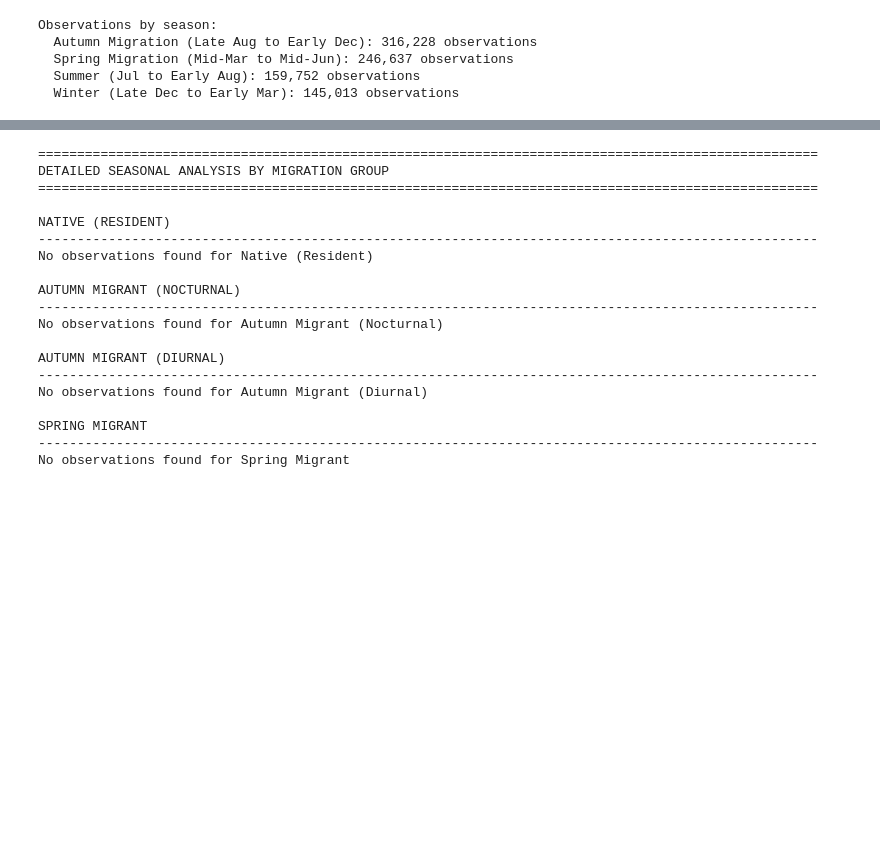
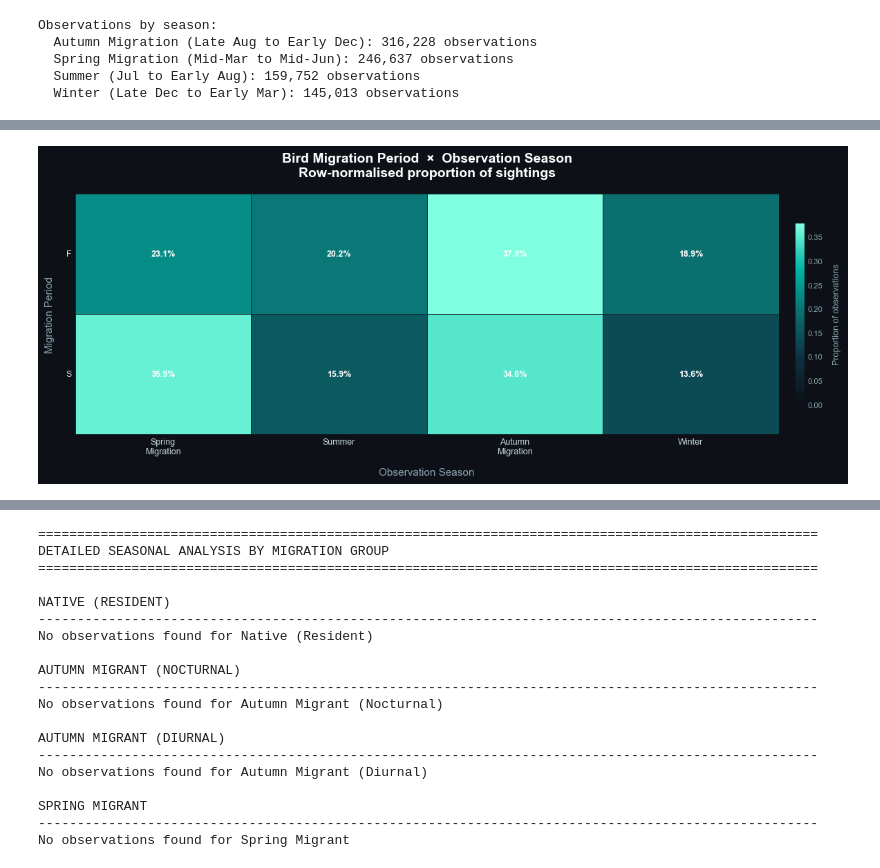
Before and after one commit to Miaaaac/ceu-ds-project-groupB-2026, a Jupyter notebook: ebird/migra_european_bird_analysis.ipynb, the cells around one changed output, grey strips where cells are left out. Cells and saved outputs as stored; diff of their text form; code cells hidden in the pictures; blank space fills up the shorter version.

Commit message:
finished analysis on migratory birds

```diff
--- a/ebird/migra_european_bird_analysis.ipynb
+++ b/ebird/migra_european_bird_analysis.ipynb
@@ -813,0 +826,88 @@ S                                                       34.6
+# %%
+import pandas as pd
+import numpy as np
+import matplotlib.pyplot as plt
+import matplotlib.colors as mcolors
+import seaborn as sns
+
+# ── 1. Build a cross-tabulation: migration_period × season ──────────────────
+pivot = pd.crosstab(
+    combined_df['migration_category'],   # rows
+    combined_df['season'],             # columns
+    normalize='index'                  # row-wise proportions (0-1)
+)
+
+# Preferred column order (chronological)
+season_order = [
+    'Spring Migration (Mid-Mar to Mid-Jun)',
+    'Summer (Jul to Early Aug)',
+    'Autumn Migration (Late Aug to Early Dec)',
+    'Winter (Late Dec to Early Mar)',
+    'Unknown',
+]
+pivot = pivot.reindex(columns=[c for c in season_order if c in pivot.columns])
+
+# ── 2. Figure & axes ────────────────────────────────────────────────────────
+fig, ax = plt.subplots(figsize=(13, max(5, len(pivot) * 0.7 + 2)))
+fig.patch.set_facecolor('#0d1117')
+ax.set_facecolor('#0d1117')
+
+# Custom dark-teal palette
+cmap = mcolors.LinearSegmentedColormap.from_list(
+    'bird_heatmap',
+    ['#0d1117', '#0e3040', '#0a6e6e', '#00b4a6', '#7fffdf'],
+    N=256
+)
+
+# Draw heatmap
+sns.heatmap(
+    pivot,
+    ax=ax,
+    cmap=cmap,
+    linewidths=0.5,
+    linecolor='#1c2a35',
+    annot=True,
+    fmt='.1%',
+    annot_kws={'size': 9, 'color': 'white', 'weight': 'bold'},
+    cbar_kws={'shrink': 0.75, 'pad': 0.02},
+    vmin=0, vmax=pivot.values.max()
+)
+
+# ── 3. Colour-bar styling ────────────────────────────────────────────────────
+cbar = ax.collections[0].colorbar
+cbar.ax.yaxis.set_tick_params(color='#8ba3b0', labelsize=8)
+cbar.outline.set_edgecolor('#1c2a35')
+plt.setp(cbar.ax.yaxis.get_ticklabels(), color='#8ba3b0')
+cbar.set_label('Proportion of observations', color='#8ba3b0', fontsize=9, labelpad=10)
+
+# ── 4. Labels & title ────────────────────────────────────────────────────────
+short_seasons = {
+    'Spring Migration (Mid-Mar to Mid-Jun)': 'Spring\nMigration',
+    'Summer (Jul to Early Aug)':             'Summer',
+    'Autumn Migration (Late Aug to Early Dec)': 'Autumn\nMigration',
+    'Winter (Late Dec to Early Mar)':        'Winter',
+    'Unknown':                               'Unknown',
+}
+ax.set_xticklabels(
+    [short_seasons.get(c, c) for c in pivot.columns],
+    rotation=0, ha='center', color='#c9d8e0', fontsize=9
+)
+ax.set_yticklabels(ax.get_yticklabels(), rotation=0, color='#c9d8e0', fontsize=9)
+
+ax.set_xlabel('Observation Season',    color='#8ba3b0', fontsize=11, labelpad=12)
+ax.set_ylabel('Migration Period',      color='#8ba3b0', fontsize=11, labelpad=12)
+ax.set_title(
+    'Bird Migration Period  ×  Observation Season\nRow-normalised proportion of sightings',
+    color='white', fontsize=14, fontweight='bold', pad=18
+)
+
+for spine in ax.spines.values():
+    spine.set_visible(False)
+
+plt.tight_layout()
+plt.savefig('migration_season_heatmap.png', dpi=150,
+            bbox_inches='tight', facecolor='#0d1117')
+plt.show()
+print("Saved → migration_season_heatmap.png")
+# %% [output]
+[figure, added]
```
Also changed, not shown: parts of 7 cells of this notebook, 2 other files.
